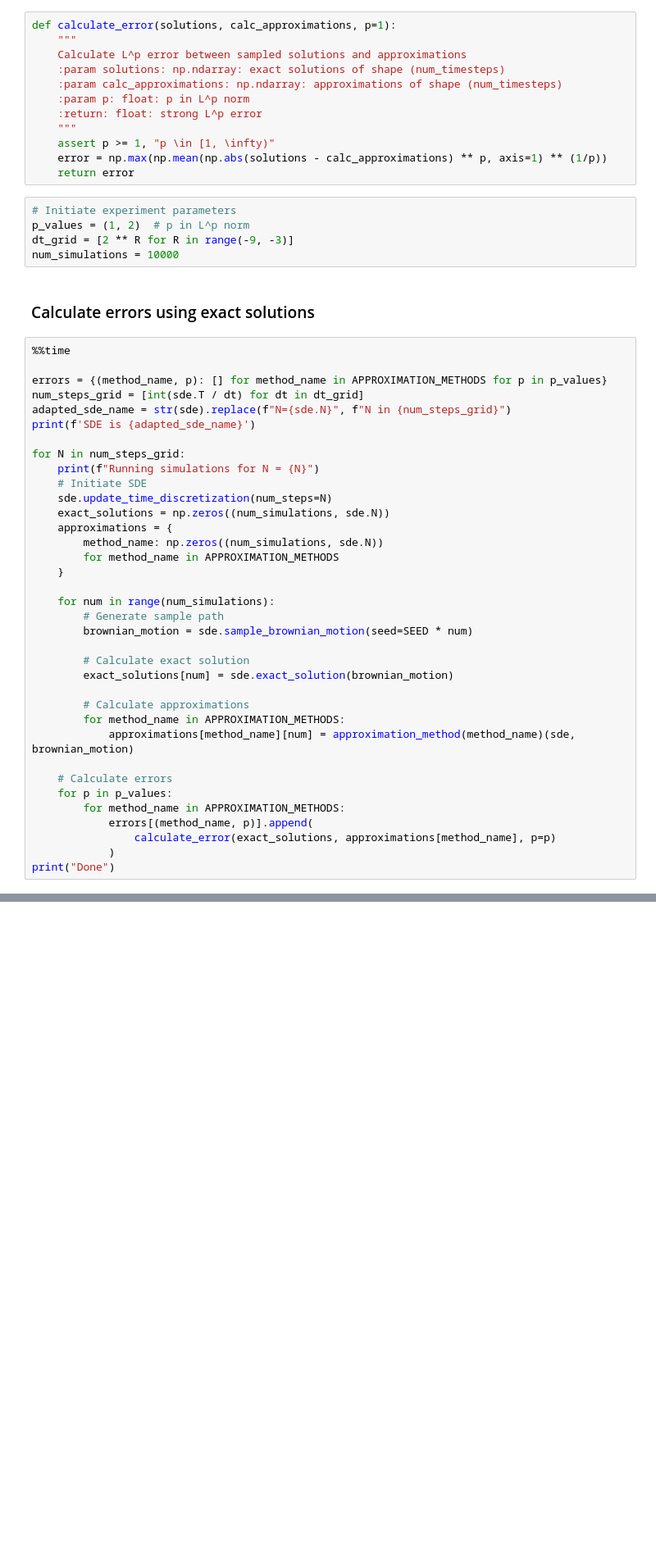
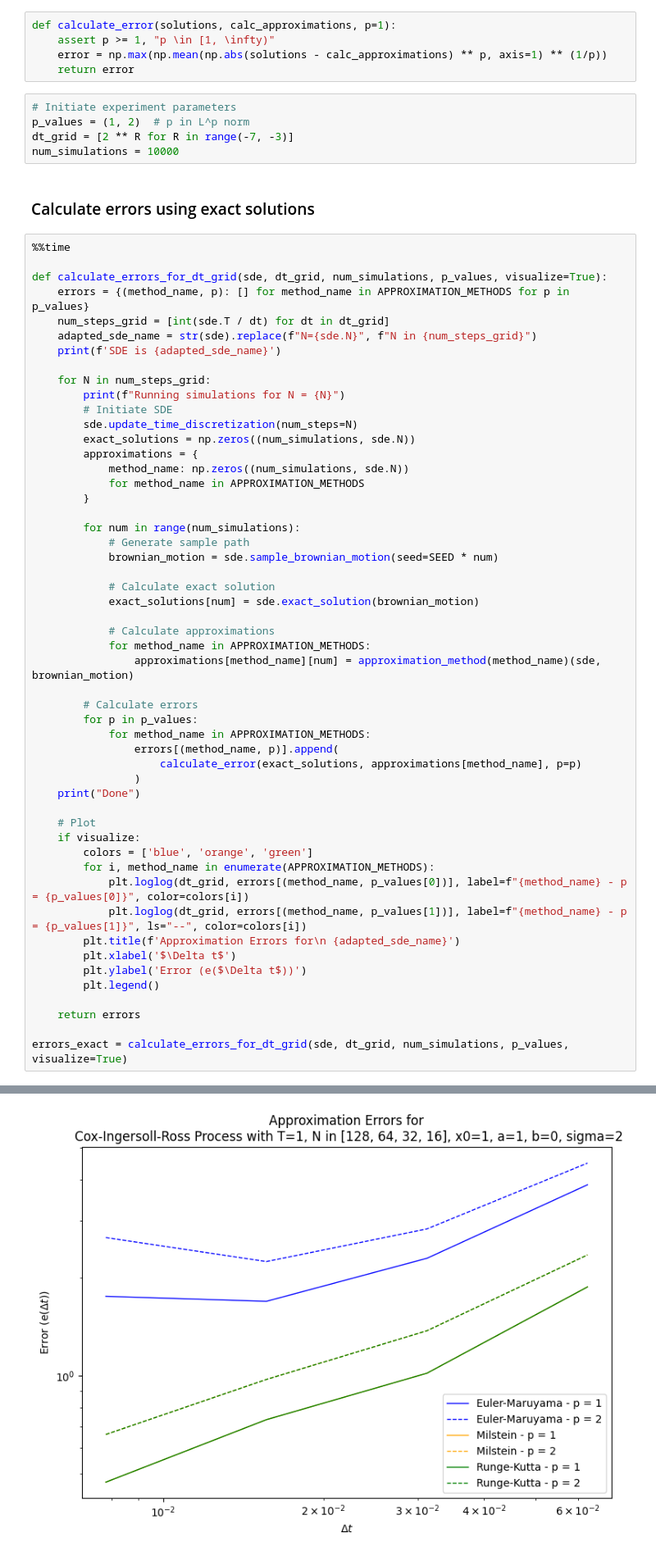
Before and after one commit to Sleepon1805/SDE_Simulation, a Jupyter notebook: sde_simulation_demo.ipynb, the cells around one changed output, grey strips where cells are left out. Shown at 82% size. Saved outputs shown, nothing was run; the diff lists cells and outputs as text; blank space fills up the shorter version.

```diff
--- a/sde_simulation_demo.ipynb
+++ b/sde_simulation_demo.ipynb
@@ -360,57 +360,66 @@ $$ Err(\Delta t) = \max_{t \in \{t_0, t_1, \dots, t_N\}} \Big[ \frac{1}{M}\sum_{
 where $M$ is number of simulations and $X^i$, $\hat{X}^i$ are sampled paths (based on same BB) of exact solution and approximation respectively.
 # %%
 def calculate_error(solutions, calc_approximations, p=1):
-    """
-    Calculate L^p error between sampled solutions and approximations
-    :param solutions: np.ndarray: exact solutions of shape (num_timesteps)
-    :param calc_approximations: np.ndarray: approximations of shape (num_timesteps)
-    :param p: float: p in L^p norm
-    :return: float: strong L^p error
-    """
     assert p >= 1, "p \in [1, \infty)"
     error = np.max(np.mean(np.abs(solutions - calc_approximations) ** p, axis=1) ** (1/p))
     return error
 # %%
 # Initiate experiment parameters
 p_values = (1, 2)  # p in L^p norm
-dt_grid = [2 ** R for R in range(-9, -3)]
+dt_grid = [2 ** R for R in range(-7, -3)]
 num_simulations = 10000
 # %% [markdown]
 ### Calculate errors using exact solutions
 # %%
 %%time
 
-errors = {(method_name, p): [] for method_name in APPROXIMATION_METHODS for p in p_values}
-num_steps_grid = [int(sde.T / dt) for dt in dt_grid]
-adapted_sde_name = str(sde).replace(f"N={sde.N}", f"N in {num_steps_grid}")
-print(f'SDE is {adapted_sde_name}')
+def calculate_errors_for_dt_grid(sde, dt_grid, num_simulations, p_values, visualize=True):
+    errors = {(method_name, p): [] for method_name in APPROXIMATION_METHODS for p in p_values}
+    num_steps_grid = [int(sde.T / dt) for dt in dt_grid]
+    adapted_sde_name = str(sde).replace(f"N={sde.N}", f"N in {num_steps_grid}")
+    print(f'SDE is {adapted_sde_name}')
 
-for N in num_steps_grid:
-    print(f"Running simulations for N = {N}")
-    # Initiate SDE
-    sde.update_time_discretization(num_steps=N)
-    exact_solutions = np.zeros((num_simulations, sde.N))
-    approximations = {
-        method_name: np.zeros((num_simulations, sde.N))
-        for method_name in APPROXIMATION_METHODS
-    }
+    for N in num_steps_grid:
+        print(f"Running simulations for N = {N}")
+        # Initiate SDE
+        sde.update_time_discretization(num_steps=N)
+        exact_solutions = np.zeros((num_simulations, sde.N))
+        approximations = {
+            method_name: np.zeros((num_simulations, sde.N))
+            for method_name in APPROXIMATION_METHODS
+        }
 
-    for num in range(num_simulations):
-        # Generate sample path
-        brownian_motion = sde.sample_brownian_motion(seed=SEED * num)
+        for num in range(num_simulations):
+            # Generate sample path
+            brownian_motion = sde.sample_brownian_motion(seed=SEED * num)
 
-        # Calculate exact solution
-        exact_solutions[num] = sde.exact_solution(brownian_motion)
+            # Calculate exact solution
+            exact_solutions[num] = sde.exact_solution(brownian_motion)
 
-        # Calculate approximations
-        for method_name in APPROXIMATION_METHODS:
-            approximations[method_name][num] = approximation_method(method_name)(sde, brownian_motion)
+            # Calculate approximations
+            for method_name in APPROXIMATION_METHODS:
+                approximations[method_name][num] = approximation_method(method_name)(sde, brownian_motion)
 
-    # Calculate errors
-    for p in p_values:
-        for method_name in APPROXIMATION_METHODS:
-            errors[(method_name, p)].append(
-                calculate_error(exact_solutions, approximations[method_name], p=p)
-            )
-print("Done")
+        # Calculate errors
+        for p in p_values:
+            for method_name in APPROXIMATION_METHODS:
+                errors[(method_name, p)].append(
+                    calculate_error(exact_solutions, approximations[method_name], p=p)
+                )
+    print("Done")
+
+    # Plot
+    if visualize:
+        colors = ['blue', 'orange', 'green']
+        for i, method_name in enumerate(APPROXIMATION_METHODS):
+            plt.loglog(dt_grid, errors[(method_name, p_values[0])], label=f"{method_name} - p = {p_values[0]}", color=colors[i])
+            plt.loglog(dt_grid, errors[(method_name, p_values[1])], label=f"{method_name} - p = {p_values[1]}", ls="--", color=colors[i])
+        plt.title(f'Approximation Errors for\n {adapted_sde_name}')
+        plt.xlabel('$\Delta t$')
+        plt.ylabel('Error (e($\Delta t$))')
+        plt.legend()
+
+    return errors
+
+errors_exact = calculate_errors_for_dt_grid(sde, dt_grid, num_simulations, p_values, visualize=True)
 # %% [output]
@@ -426,0 +434 @@ Wall time: 5min
+[figure, added]
```
Also changed, not shown: parts of 14 cells of this notebook, 4 other files.
